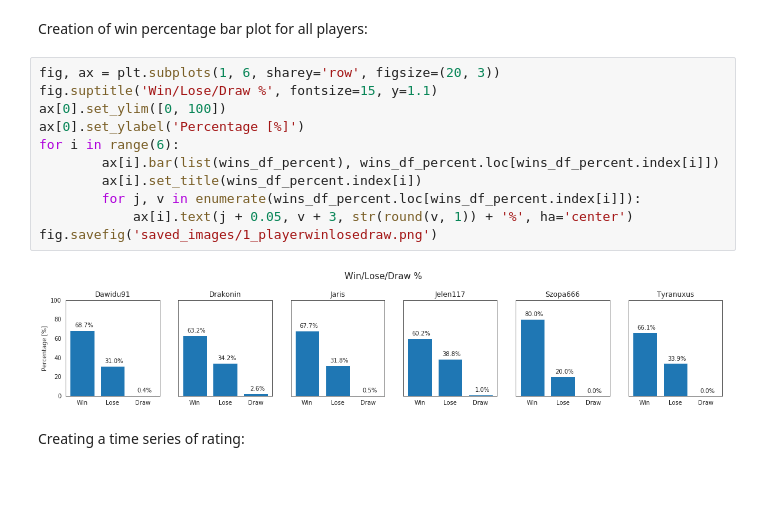
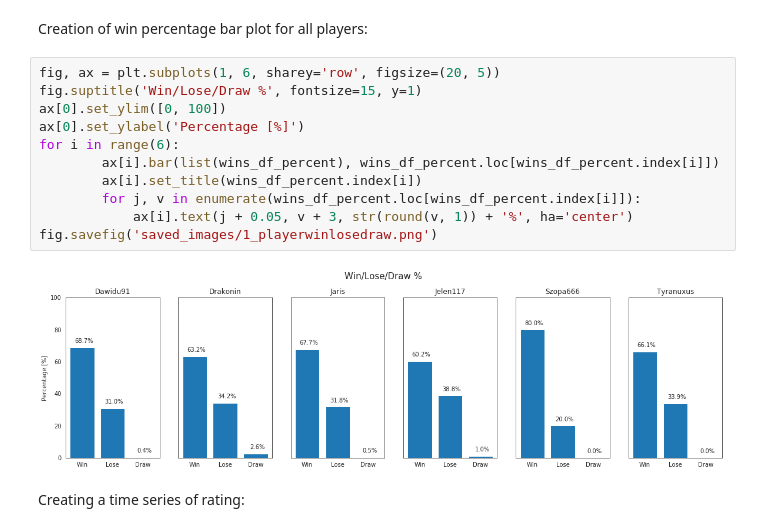
Before and after one commit to lkk7/HW-data-analysis, a Jupyter notebook: main.ipynb, the cells around one changed output. Saved outputs shown, nothing was run; the diff lists cells and outputs as text; blank space fills up the shorter version.

```diff
--- a/main.ipynb
+++ b/main.ipynb
@@ -96,18 +96,18 @@ wins_df_percent = 100 * wins_df.div(wins_df.sum(axis=1), axis=0)
 # %% [markdown]
 Creation of win percentage bar plot for all players:
 # %%
-fig, ax = plt.subplots(1, 6, sharey='row', figsize=(20, 3))
-fig.suptitle('Win/Lose/Draw %', fontsize=15, y=1.1)
+fig, ax = plt.subplots(1, 6, sharey='row', figsize=(20, 5))
+fig.suptitle('Win/Lose/Draw %', fontsize=15, y=1)
 ax[0].set_ylim([0, 100])
 ax[0].set_ylabel('Percentage [%]')
 for i in range(6):
         ax[i].bar(list(wins_df_percent), wins_df_percent.loc[wins_df_percent.index[i]])
         ax[i].set_title(wins_df_percent.index[i])
         for j, v in enumerate(wins_df_percent.loc[wins_df_percent.index[i]]):
             ax[i].text(j + 0.05, v + 3, str(round(v, 1)) + '%', ha='center')
 fig.savefig('saved_images/1_playerwinlosedraw.png')
 # %% [output]
-[figure, old version]
+[figure, new version]
 # %% [markdown]
 Creating a time series of rating:
 # %%
```
Also changed, not shown: parts of 6 cells of this notebook, 6 other files.
